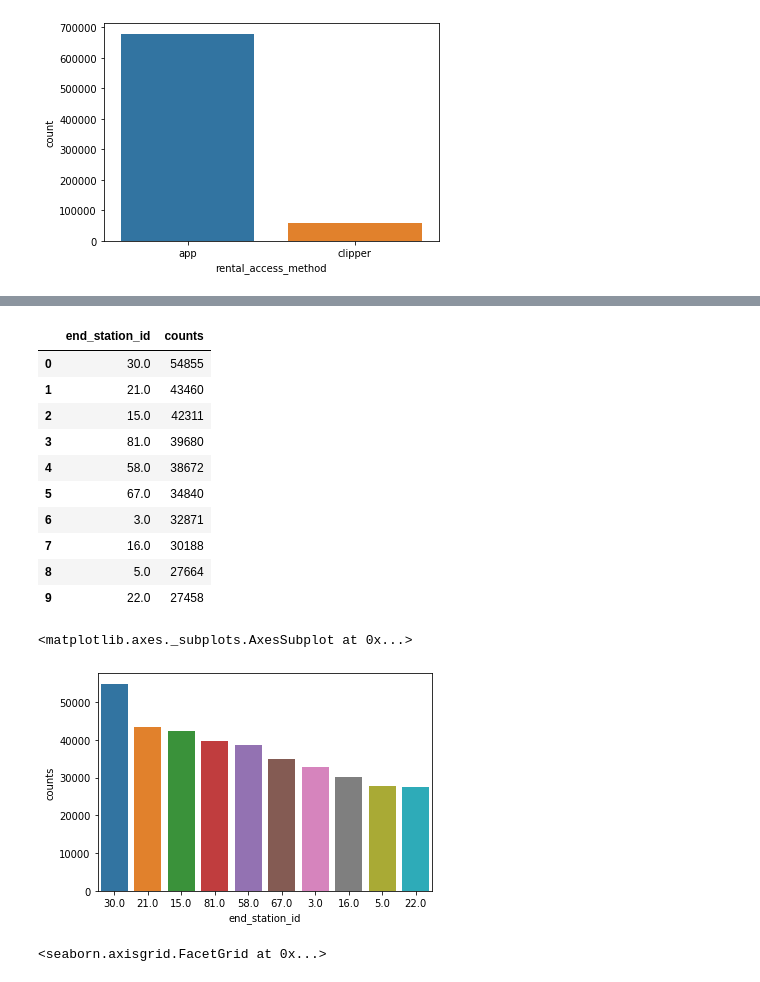
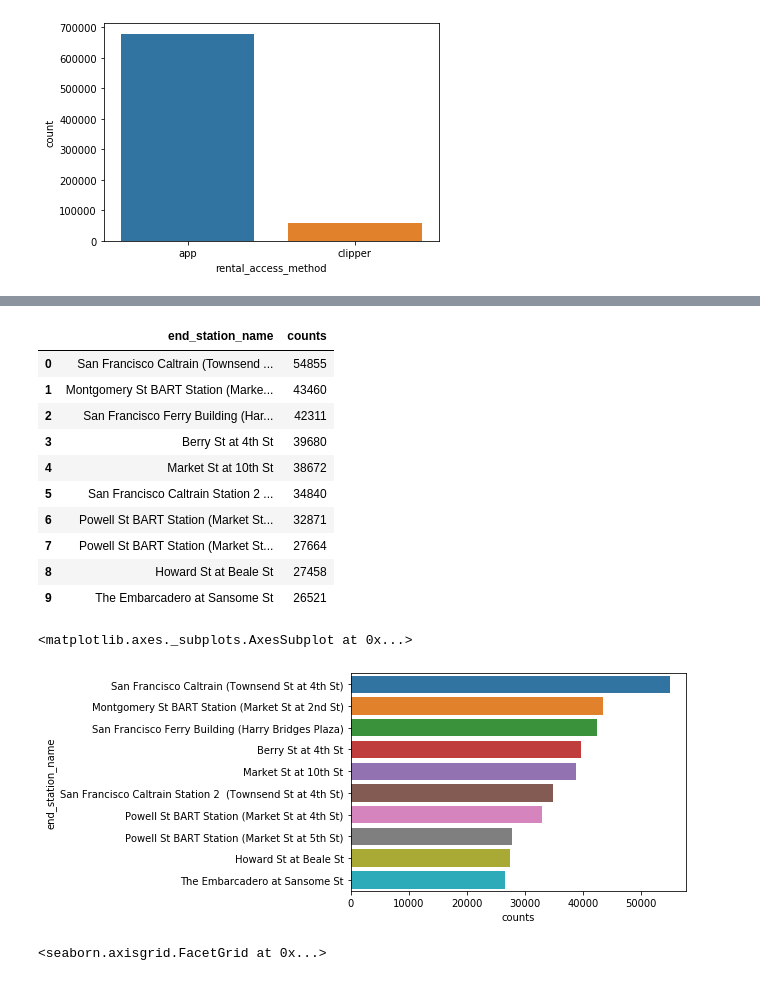
Before and after one commit to miniermatar/udacity_project_7_baywheels, a Jupyter notebook: exploration_template.ipynb, the cells around one changed output, grey strips where cells are left out. Cells and saved outputs as stored; diff of their text form; code cells hidden in the pictures.

```diff
--- a/exploration_template.ipynb
+++ b/exploration_template.ipynb
@@ -250,24 +298,24 @@ sns.barplot(data=station_10,x='start_station_id',y='counts', order=station_10.st
 # %%
-stations_end=df_clean['end_station_id'].value_counts().rename_axis('end_station_id').reset_index(name='counts')
+stations_end=df_clean['end_station_name'].value_counts().rename_axis('end_station_name').reset_index(name='counts')
 station_10_end=stations_end.head(10)
 station_10_end
 # %% [output]
-|  | end_station_id | counts |
-| 0 | 30.0 | 54855 |
-| 1 | 21.0 | 43460 |
-| 2 | 15.0 | 42311 |
-| 3 | 81.0 | 39680 |
-| 4 | 58.0 | 38672 |
-| 5 | 67.0 | 34840 |
-| 6 | 3.0 | 32871 |
-| 7 | 16.0 | 30188 |
-| 8 | 5.0 | 27664 |
-| 9 | 22.0 | 27458 |
+|  | end_station_name | counts |
+| 0 | San Francisco Caltrain (Townsend ... | 54855 |
+| 1 | Montgomery St BART Station (Marke... | 43460 |
+| 2 | San Francisco Ferry Building (Har... | 42311 |
+| 3 | Berry St at 4th St | 39680 |
+| 4 | Market St at 10th St | 38672 |
+| 5 | San Francisco Caltrain Station 2 ... | 34840 |
+| 6 | Powell St BART Station (Market St... | 32871 |
+| 7 | Powell St BART Station (Market St... | 27664 |
+| 8 | Howard St at Beale St | 27458 |
+| 9 | The Embarcadero at Sansome St | 26521 |
 # %%
-sns.barplot(data=station_10_end,x='end_station_id',y='counts', order=station_10_end.end_station_id)
+sns.barplot(data=station_10_end,y='end_station_name',x='counts', order=station_10_end.end_station_name)
 # %% [output]
 <matplotlib.axes._subplots.AxesSubplot at 0x...>
-[figure, old version]
+[figure, new version]
 # %%
 g = sns.FacetGrid(data = df_clean, col = 'period', )
 g.map(sns.countplot,'user_type', order=['Subscriber','Customer'])
```
Also changed, not shown: parts of 11 cells of this notebook.
